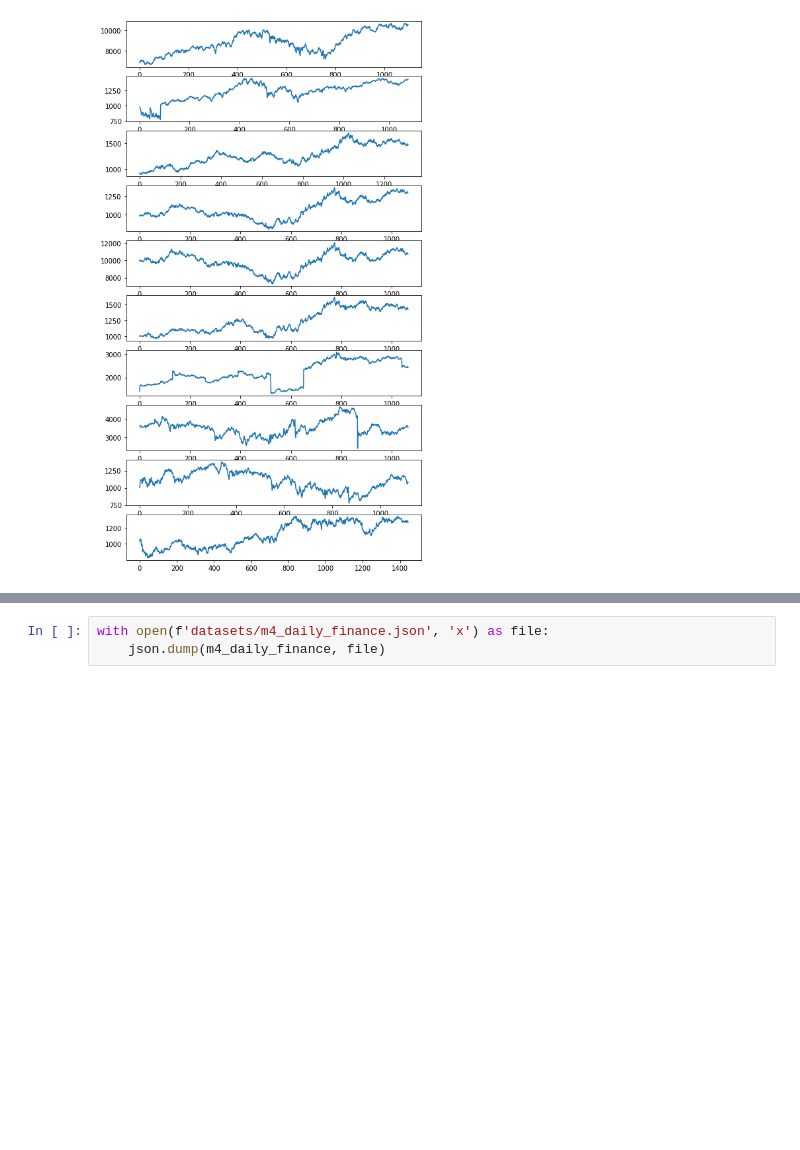
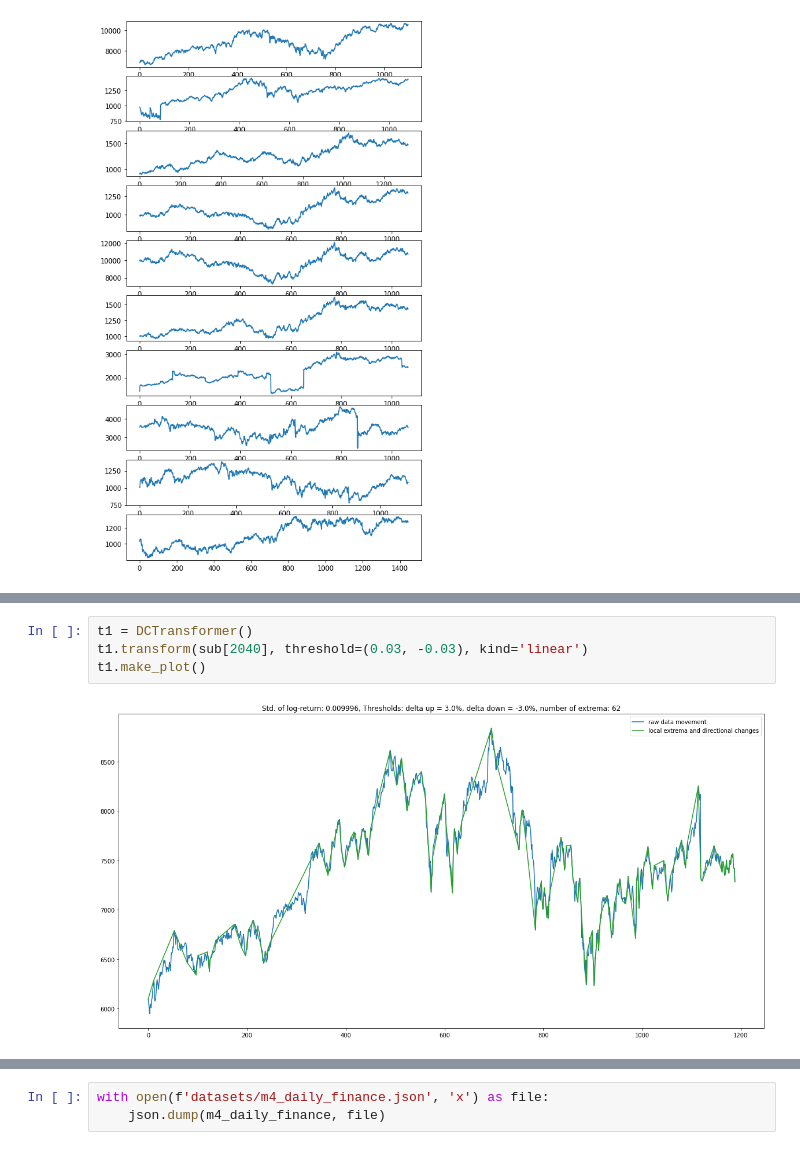
Before and after one commit to LinusLin6769/DCLaboratory01, a Jupyter notebook: playground.ipynb, the cells around one changed output, grey strips where cells are left out. Cells and saved outputs as stored; diff of their text form; blank space fills up the shorter version.

```diff
--- a/playground.ipynb
+++ b/playground.ipynb
@@ -118,0 +244,6 @@ plt.show()
+# %%
+t1 = DCTransformer()
+t1.transform(sub[2040], threshold=(0.03, -0.03), kind='linear')
+t1.make_plot()
+# %% [output]
+[figure, added]
```
Also changed, not shown: parts of 26 cells of this notebook, 42 other files.
